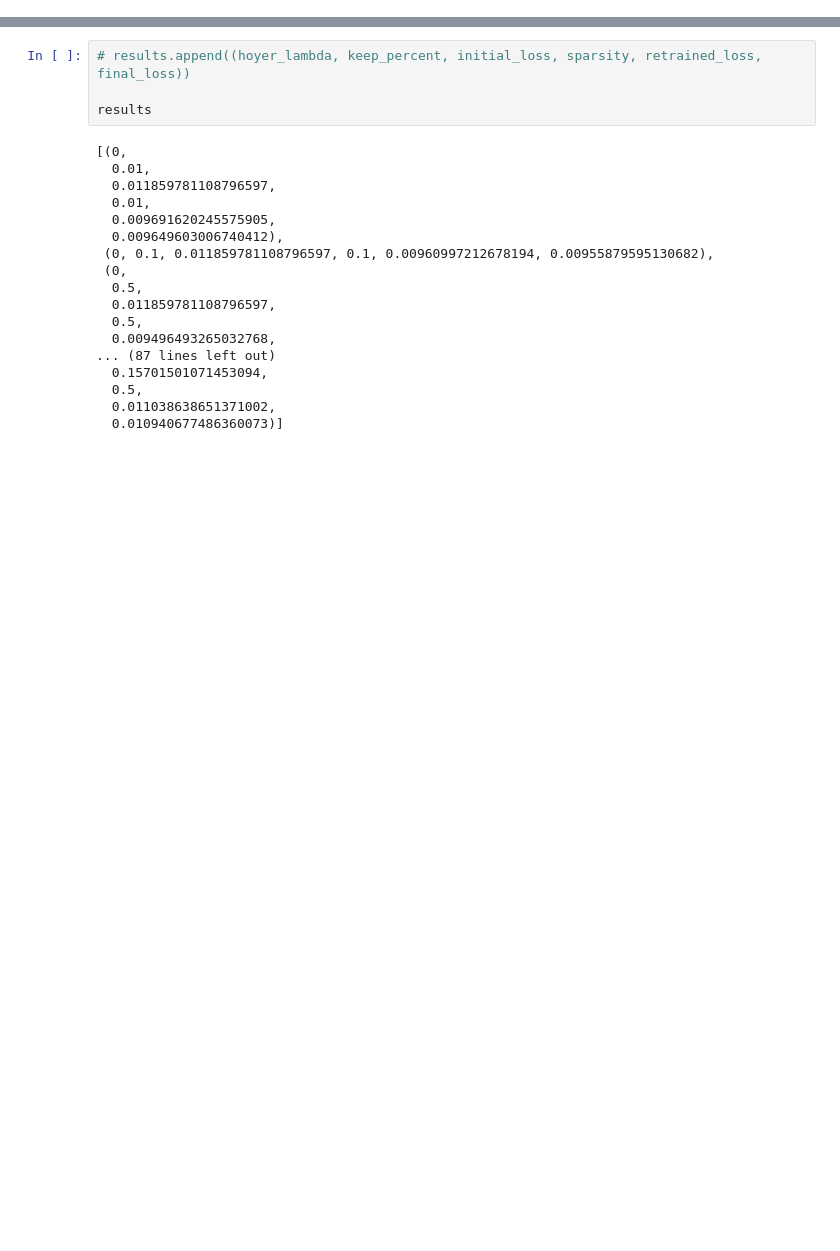
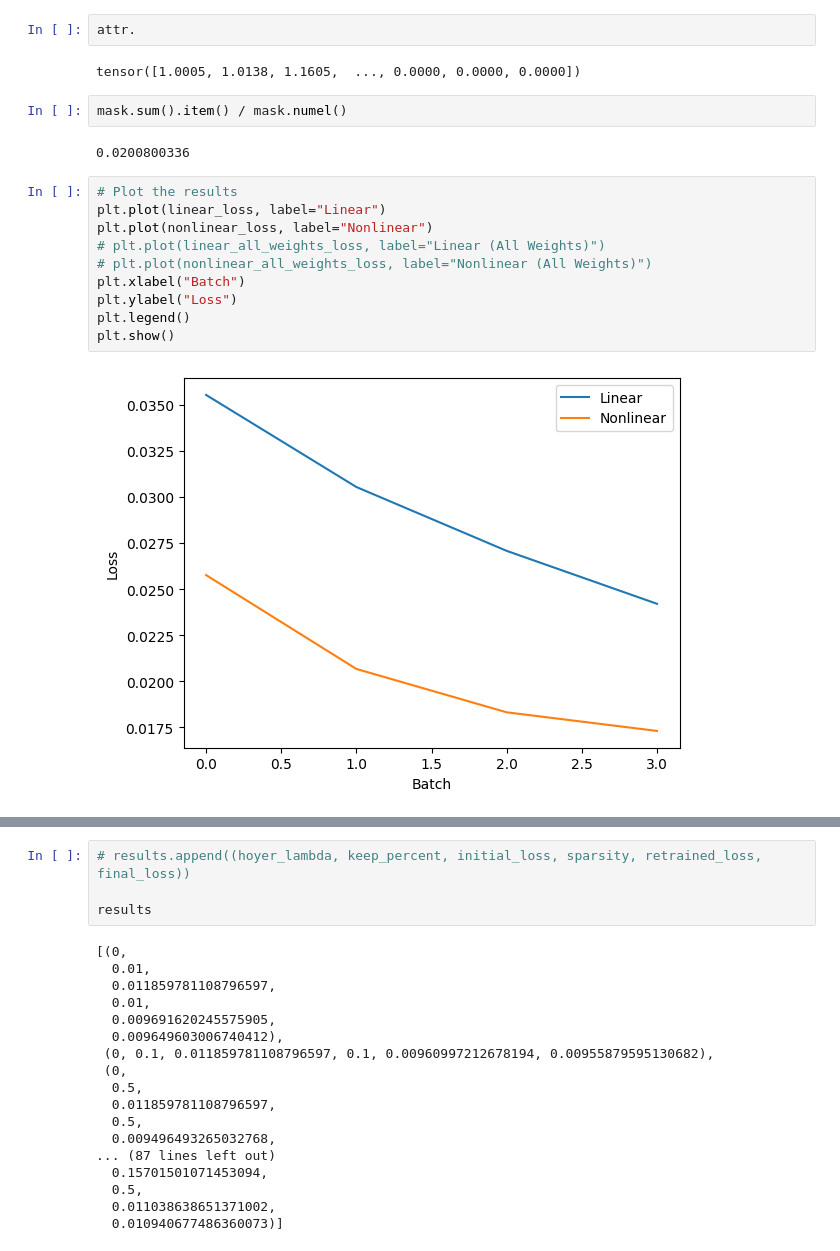
Before and after one commit to loganriggs/sae-circuits, a Jupyter notebook: notebooks/train_tiny_circuits.ipynb, the cells around one changed output, grey strips where cells are left out. Drawn from its saved outputs; the diff is of its cells as text; blank space fills up the shorter version.

```diff
--- a/notebooks/train_tiny_circuits.ipynb
+++ b/notebooks/train_tiny_circuits.ipynb
@@ -114,0 +458,20 @@ class MLP(nn.Module):
+# %%
+attr.
+# %% [output]
+tensor([1.0005, 1.0138, 1.1605,  ..., 0.0000, 0.0000, 0.0000])
+# %%
+mask.sum().item() / mask.numel()
+# %% [output]
+0.0200800336
+# %%
+# Plot the results
+plt.plot(linear_loss, label="Linear")
+plt.plot(nonlinear_loss, label="Nonlinear")
+# plt.plot(linear_all_weights_loss, label="Linear (All Weights)")
+# plt.plot(nonlinear_all_weights_loss, label="Nonlinear (All Weights)")
+plt.xlabel("Batch")
+plt.ylabel("Loss")
+plt.legend()
+plt.show()
+# %% [output]
+[figure, added]
```
Also changed, not shown: parts of 38 cells of this notebook.
